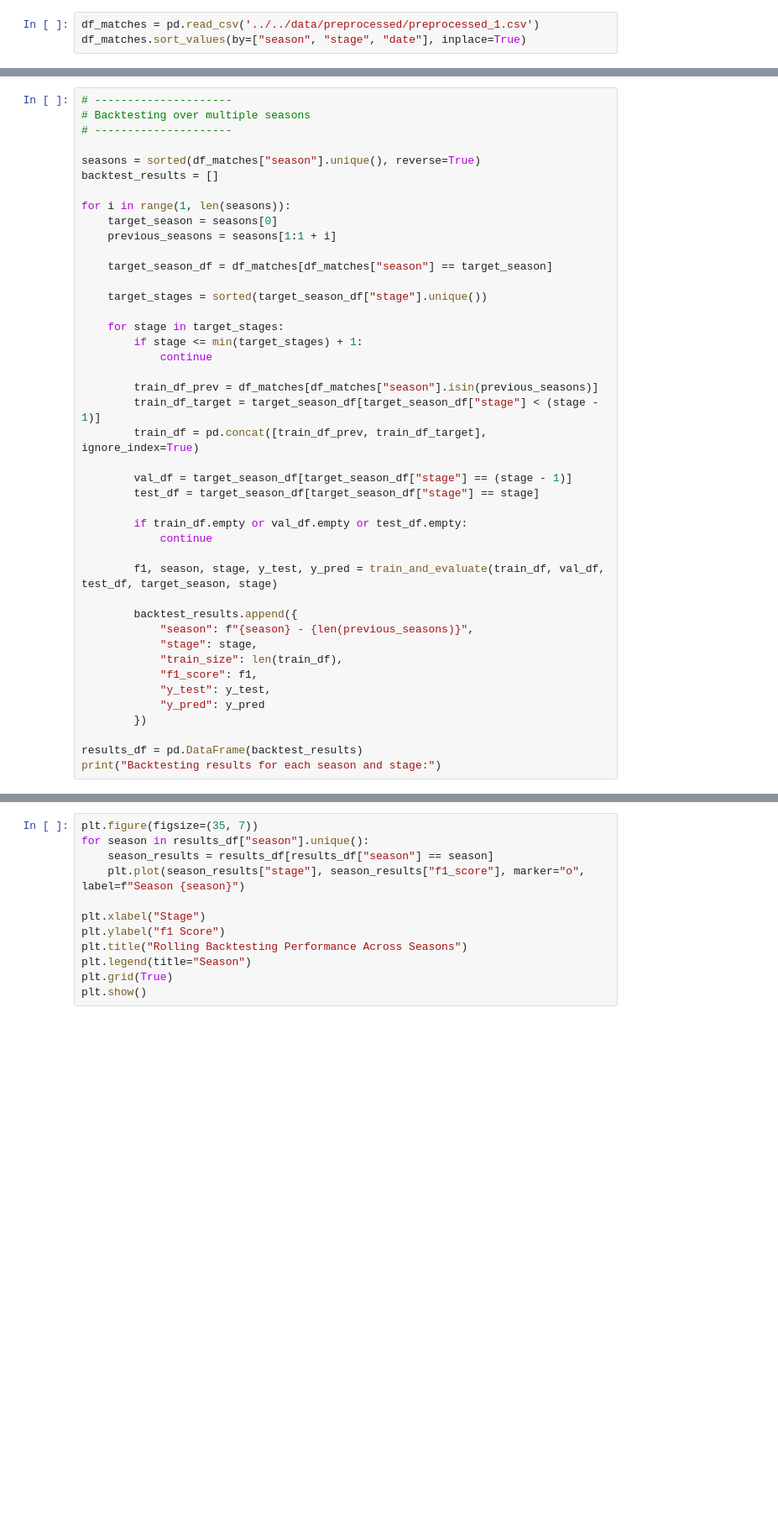
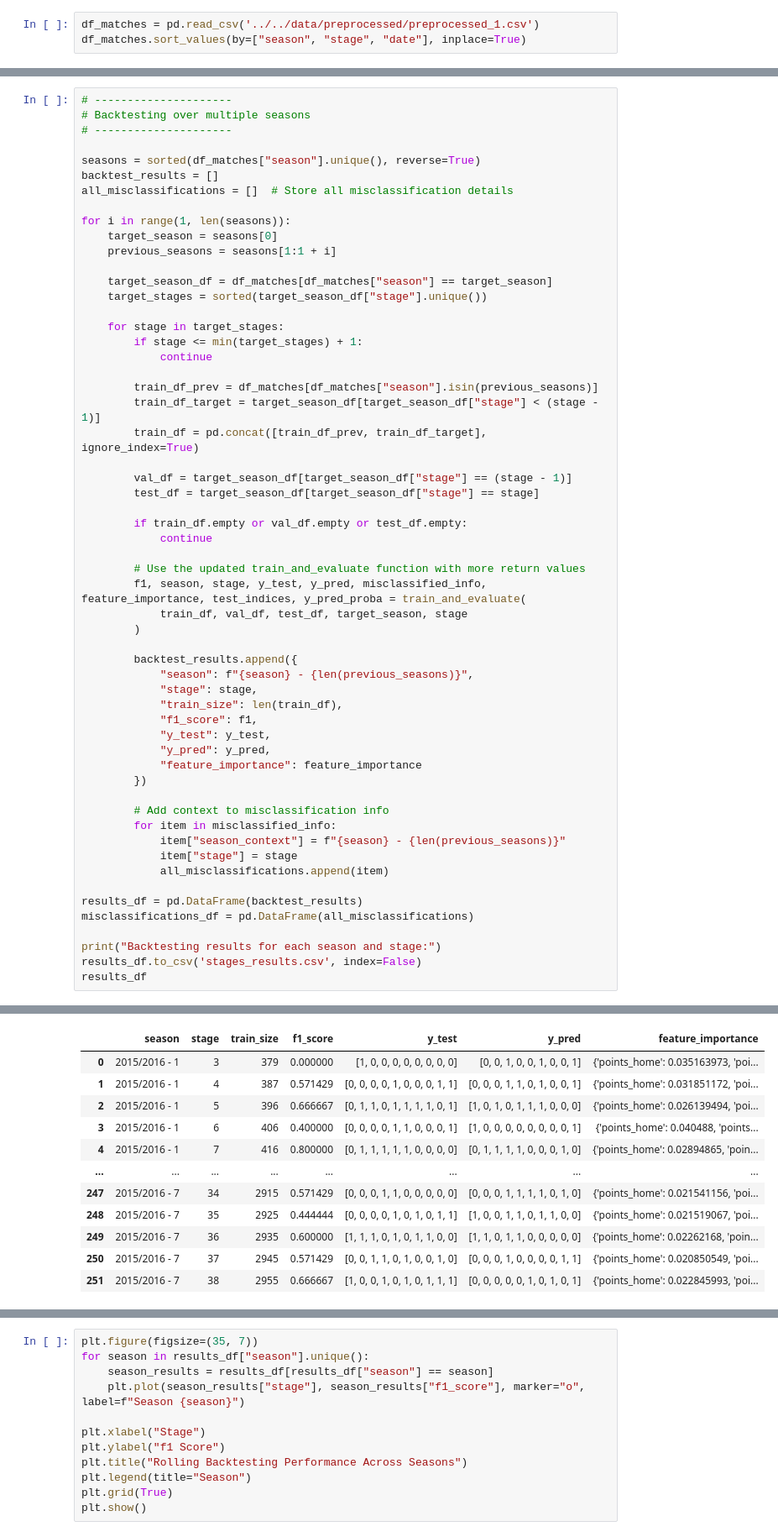
Before and after one commit to kamil0920/football_result_prediction-v2, a Jupyter notebook: src/backtesting/backtesting.ipynb, the cells around one changed output, grey strips where cells are left out. Shown at 84% size. Saved outputs shown, nothing was run; the diff lists cells and outputs as text; blank space fills up the shorter version.

```diff
--- a/src/backtesting/backtesting.ipynb
+++ b/src/backtesting/backtesting.ipynb
@@ -55,41 +75,67 @@ def train_and_evaluate(train_df, val_df, test_df, season, stage):
 
 seasons = sorted(df_matches["season"].unique(), reverse=True)
 backtest_results = []
+all_misclassifications = []  # Store all misclassification details
 
 for i in range(1, len(seasons)):
     target_season = seasons[0]
     previous_seasons = seasons[1:1 + i]
 
     target_season_df = df_matches[df_matches["season"] == target_season]
-
     target_stages = sorted(target_season_df["stage"].unique())
 
     for stage in target_stages:
         if stage <= min(target_stages) + 1:
             continue
 
         train_df_prev = df_matches[df_matches["season"].isin(previous_seasons)]
         train_df_target = target_season_df[target_season_df["stage"] < (stage - 1)]
         train_df = pd.concat([train_df_prev, train_df_target], ignore_index=True)
 
         val_df = target_season_df[target_season_df["stage"] == (stage - 1)]
         test_df = target_season_df[target_season_df["stage"] == stage]
 
         if train_df.empty or val_df.empty or test_df.empty:
             continue
 
-        f1, season, stage, y_test, y_pred = train_and_evaluate(train_df, val_df, test_df, target_season, stage)
+        # Use the updated train_and_evaluate function with more return values
+        f1, season, stage, y_test, y_pred, misclassified_info, feature_importance, test_indices, y_pred_proba = train_and_evaluate(
+            train_df, val_df, test_df, target_season, stage
+        )
 
         backtest_results.append({
             "season": f"{season} - {len(previous_seasons)}",
             "stage": stage,
             "train_size": len(train_df),
             "f1_score": f1,
             "y_test": y_test,
-            "y_pred": y_pred
+            "y_pred": y_pred,
+            "feature_importance": feature_importance
         })
 
+        # Add context to misclassification info
+        for item in misclassified_info:
+            item["season_context"] = f"{season} - {len(previous_seasons)}"
+            item["stage"] = stage
+            all_misclassifications.append(item)
+
 results_df = pd.DataFrame(backtest_results)
+misclassifications_df = pd.DataFrame(all_misclassifications)
+
 print("Backtesting results for each season and stage:")
+results_df.to_csv('stages_results.csv', index=False)
+results_df
 # %% [output]
 Backtesting results for each season and stage:
+|  | season | stage | train_size | f1_score | y_test | y_pred | feature_importance |
+| 0 | 2015/2016 - 1 | 3 | 379 | 0.000000 | [1, 0, 0, 0, 0, 0, 0, 0, 0] | [0, 0, 1, 0, 0, 1, 0, 0, 1] | {'points_home': 0.035163973, 'poi... |
+| 1 | 2015/2016 - 1 | 4 | 387 | 0.571429 | [0, 0, 0, 0, 1, 0, 0, 0, 1, 1] | [0, 0, 0, 1, 1, 0, 1, 0, 0, 1] | {'points_home': 0.031851172, 'poi... |
+| 2 | 2015/2016 - 1 | 5 | 396 | 0.666667 | [0, 1, 1, 0, 1, 1, 1, 1, 0, 1] | [1, 0, 1, 0, 1, 1, 1, 0, 0, 0] | {'points_home': 0.026139494, 'poi... |
+| 3 | 2015/2016 - 1 | 6 | 406 | 0.400000 | [0, 0, 0, 0, 1, 1, 0, 0, 0, 1] | [1, 0, 0, 0, 0, 0, 0, 0, 0, 1] | {'points_home': 0.040488, 'points... |
+| 4 | 2015/2016 - 1 | 7 | 416 | 0.800000 | [0, 1, 1, 1, 1, 1, 0, 0, 0, 0] | [0, 1, 1, 1, 1, 0, 0, 0, 1, 0] | {'points_home': 0.02894865, 'poin... |
+| ... | ... | ... | ... | ... | ... | ... | ... |
+| 247 | 2015/2016 - 7 | 34 | 2915 | 0.571429 | [0, 0, 0, 1, 1, 0, 0, 0, 0, 0] | [0, 0, 0, 1, 1, 1, 1, 0, 1, 0] | {'points_home': 0.021541156, 'poi... |
+| 248 | 2015/2016 - 7 | 35 | 2925 | 0.444444 | [0, 0, 0, 0, 1, 0, 1, 0, 1, 1] | [1, 0, 0, 1, 1, 0, 1, 1, 0, 0] | {'points_home': 0.021519067, 'poi... |
+| 249 | 2015/2016 - 7 | 36 | 2935 | 0.600000 | [1, 1, 1, 0, 1, 0, 1, 1, 0, 0] | [1, 1, 0, 1, 1, 0, 0, 0, 0, 0] | {'points_home': 0.02262168, 'poin... |
+| 250 | 2015/2016 - 7 | 37 | 2945 | 0.571429 | [0, 0, 1, 1, 0, 1, 0, 0, 1, 0] | [0, 0, 0, 1, 0, 0, 0, 0, 1, 1] | {'points_home': 0.020850549, 'poi... |
+| 251 | 2015/2016 - 7 | 38 | 2955 | 0.666667 | [1, 0, 0, 1, 0, 1, 0, 1, 1, 1] | [0, 0, 0, 0, 0, 1, 0, 1, 0, 1] | {'points_home': 0.022845993, 'poi... |
```
Also changed, not shown: parts of 6 cells of this notebook, 1 other file.
